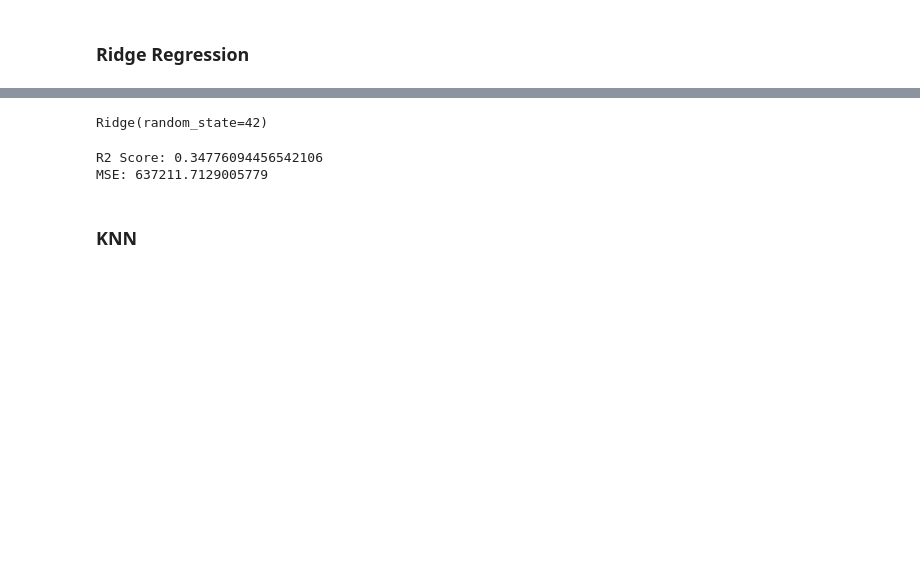
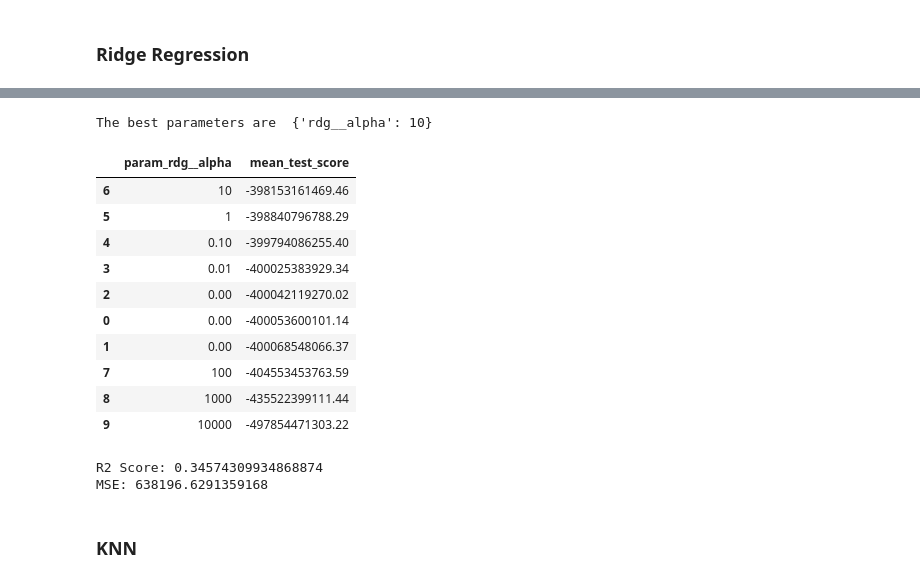
Before and after one commit to eshentong/NYC-HousingPricePrediction, a Jupyter notebook: BA810_NYC_Propertiesipynb.ipynb, the cells around one changed output, grey strips where cells are left out. Drawn from its saved outputs; the diff is of its cells as text; code cells hidden in the pictures; blank space fills up the shorter version.

Commit message:
hyperparameter tuning for ridge and knn

```diff
--- a/BA810_NYC_Propertiesipynb.ipynb
+++ b/BA810_NYC_Propertiesipynb.ipynb
@@ -601,14 +601,3 @@ ColumnTransformer(transformers=[('num',
                                                                 handle_unknown='ignore'))]),
                                  <sklearn.compose._column_transformer.make_column_selector object at 0x...>)],
                   verbose_feature_names_out=False)
-# %%
-# preprocess the training data
-X_tr = prep_pipeline.fit_transform(X_train)
-y_tr = y_train
-
-# preprocess the test data
-X_t = prep_pipeline.transform(X_test)
-y_t = y_test
-
-# check sizes
-X_train.shape, X_tr.shape, y_tr.shape, X_t.shape, y_t.shape
@@ -619,4 +606,9 @@ X_train.shape, X_tr.shape, y_tr.shape, X_t.shape, y_t.shape
 # %%
 from sklearn.linear_model import Ridge
 
-rdg = Ridge(random_state=42)
+rdg_pipeline = Pipeline([
+    ('data_processing', prep_pipeline),
+    ('rdg', Ridge()),
+])
+
+rdg_pipeline
@@ -623,23 +632,46 @@ rdg = Ridge(random_state=42)
-# %%
-rdg.fit(X_tr, y_tr)
-# %% [output]
-Ridge(random_state=42)
+# %%
+import numpy as np
+from sklearn.model_selection import GridSearchCV
+
+param_grid = {'rdg__alpha': [0.00001, 0.0001, 0.001, 0.01, 0.1, 1, 10, 100, 1000, 10000]}
+
+grid_search_rdg = GridSearchCV(rdg_pipeline, param_grid, cv=5, scoring='neg_mean_squared_error', error_score = 'raise')
+grid_search_rdg.fit(X_train, y_train)
+print('\n\nThe best parameters are ', grid_search_rdg.best_params_)
+
+grid_cv_res = pd.DataFrame(grid_search_rdg.cv_results_) # convert to DF for convenience
+grid_cv_res.sort_values(by='mean_test_score', ascending=False, inplace=True)  # sort the data frame
+# select only the columns that start with 'param_' and the column 'mean_test_score'
+grid_cv_res.filter(regex = '(^param_|mean_test_score)', axis=1).head(10)
+# %% [output]
+The best parameters are  {'rdg__alpha': 10}
+|  | param_rdg__alpha | mean_test_score |
+| 6 | 10 | -398153161469.46 |
+| 5 | 1 | -398840796788.29 |
+| 4 | 0.10 | -399794086255.40 |
+| 3 | 0.01 | -400025383929.34 |
+| 2 | 0.00 | -400042119270.02 |
+| 0 | 0.00 | -400053600101.14 |
+| 1 | 0.00 | -400068548066.37 |
+| 7 | 100 | -404553453763.59 |
+| 8 | 1000 | -435522399111.44 |
+| 9 | 10000 | -497854471303.22 |
 # %%
 from sklearn.metrics import r2_score, mean_squared_error
 import numpy as np
 
-y_pred = rdg.predict(X_t)
+y_pred = grid_search_rdg.predict(X_test)
 
 # Compute R2 Score
-r2 = r2_score(y_t, y_pred)
+r2 = r2_score(y_test, y_pred)
 print(f'R2 Score: {r2}')
 
 # Compute RMSE
-mse = np.sqrt(mean_squared_error(y_t, y_pred))
+mse = np.sqrt(mean_squared_error(y_test, y_pred))
 print(f'MSE: {mse}')
 # %% [output]
-R2 Score: 0.34776094456542106
-MSE: 637211.7129005779
+R2 Score: 0.34574309934868874
+MSE: 638196.6291359168
 # %% [markdown]
 ### KNN
 # %%
```
Also changed, not shown: parts of 15 cells of this notebook.
